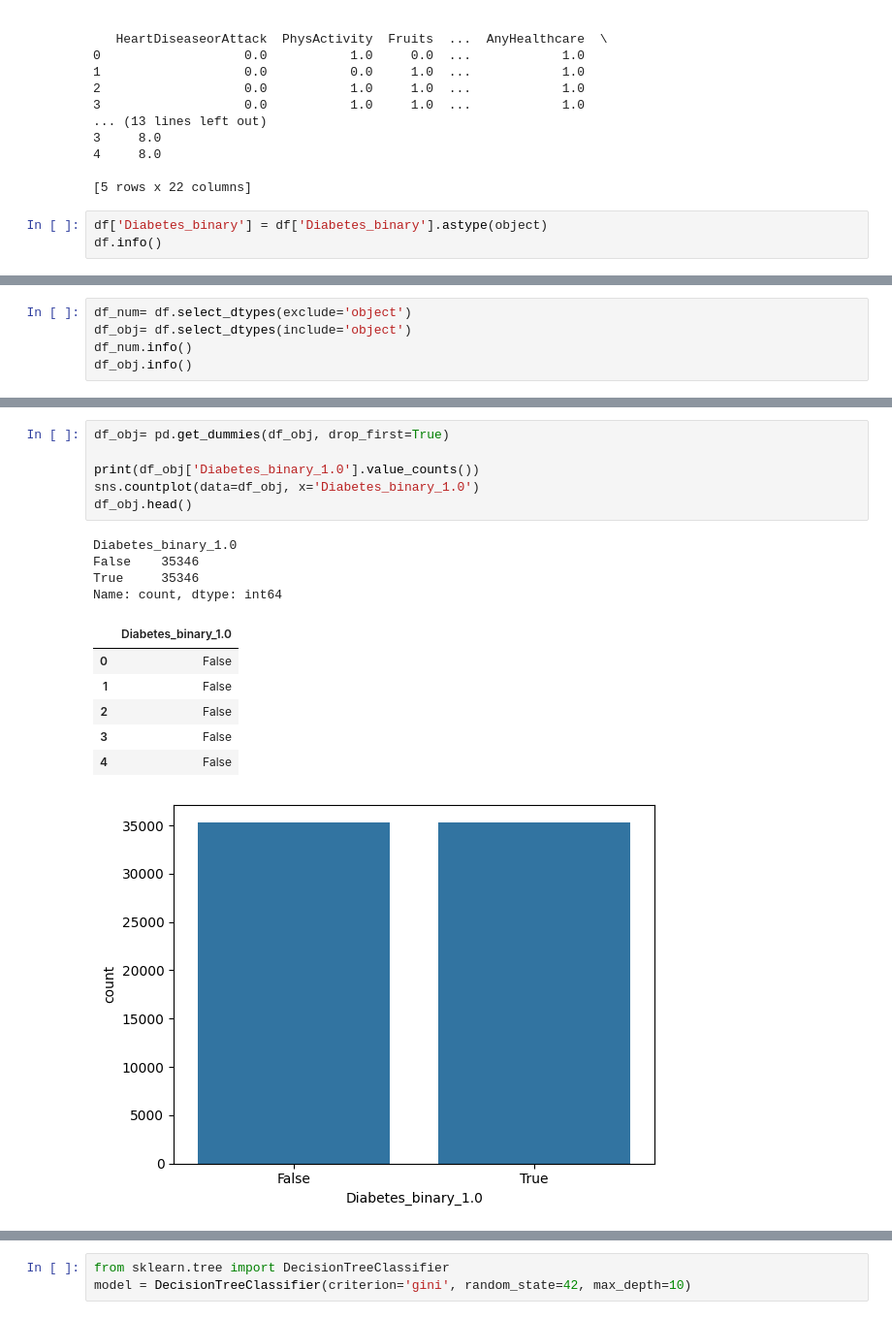
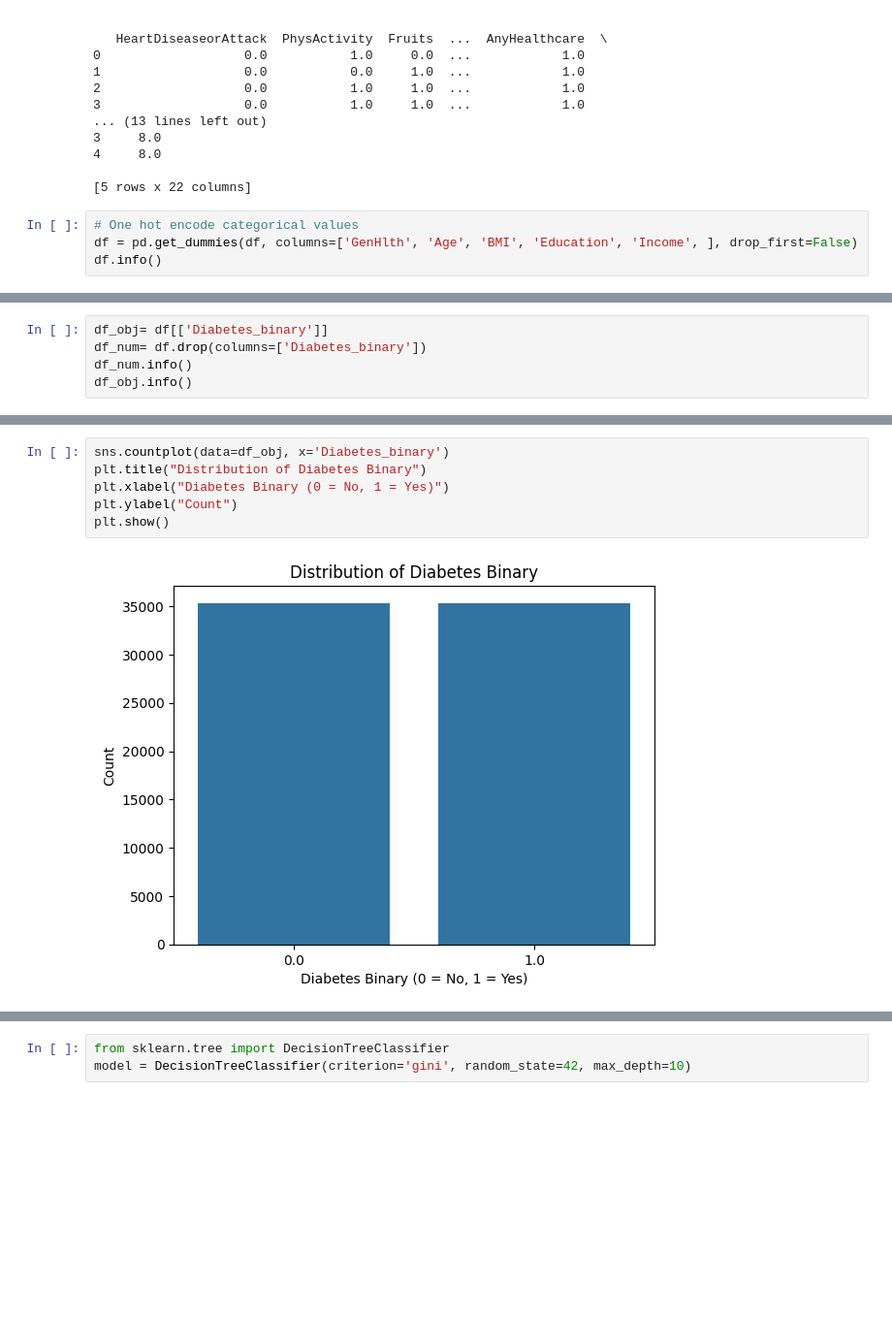
Before and after one commit to wavhalkomal/Classification-algorithm-for-dietetics-dataset-, a Jupyter notebook: Lilli/Diabetes_DecisionTree.ipynb, the cells around one changed output, grey strips where cells are left out. Shown at 97% size. Saved outputs shown, nothing was run; the diff lists cells and outputs as text; blank space fills up the shorter version.

Commit message:
Update Diabetes_DecisionTree.ipynb
fix decision tree by removing scaling and one-hot encoding categorical values

```diff
--- a/Lilli/Diabetes_DecisionTree.ipynb
+++ b/Lilli/Diabetes_DecisionTree.ipynb
@@ -104,7 +104,8 @@ print(df.head())
 
 [5 rows x 22 columns]
 # %%
-df['Diabetes_binary'] = df['Diabetes_binary'].astype(object)
+# One hot encode categorical values
+df = pd.get_dummies(df, columns=['GenHlth', 'Age', 'BMI', 'Education', 'Income', ], drop_first=False)
 df.info()
 # %% [output]
 <class 'pandas.core.frame.DataFrame'>
@@ -127,6 +128,6 @@ memory usage: 11.9+ MB
 # %%
-df_num= df.select_dtypes(exclude='object')
-df_obj= df.select_dtypes(include='object')
+df_obj= df[['Diabetes_binary']]
+df_num= df.drop(columns=['Diabetes_binary'])
 df_num.info()
 df_obj.info()
 # %% [output]
@@ -150,19 +151,9 @@ memory usage: 552.4+ KB
 # %%
-df_obj= pd.get_dummies(df_obj, drop_first=True)
-
-print(df_obj['Diabetes_binary_1.0'].value_counts())
-sns.countplot(data=df_obj, x='Diabetes_binary_1.0')
-df_obj.head()
+sns.countplot(data=df_obj, x='Diabetes_binary')
+plt.title("Distribution of Diabetes Binary")
+plt.xlabel("Diabetes Binary (0 = No, 1 = Yes)")
+plt.ylabel("Count")
+plt.show()
 # %% [output]
-Diabetes_binary_1.0
-False    35346
-True     35346
-Name: count, dtype: int64
-|  | Diabetes_binary_1.0 |
-| 0 | False |
-| 1 | False |
-| 2 | False |
-| 3 | False |
-| 4 | False |
-[figure, old version]
+[figure, new version]
 # %%
```
Also changed, not shown: parts of 8 cells of this notebook.
